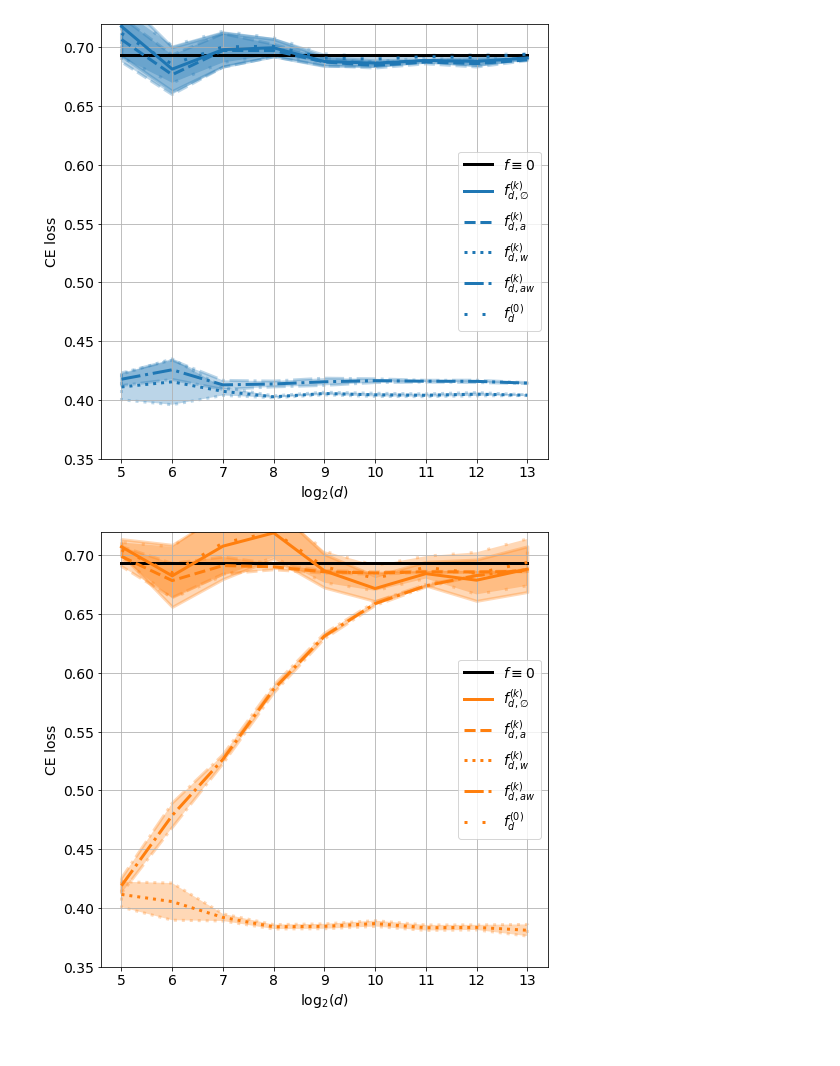
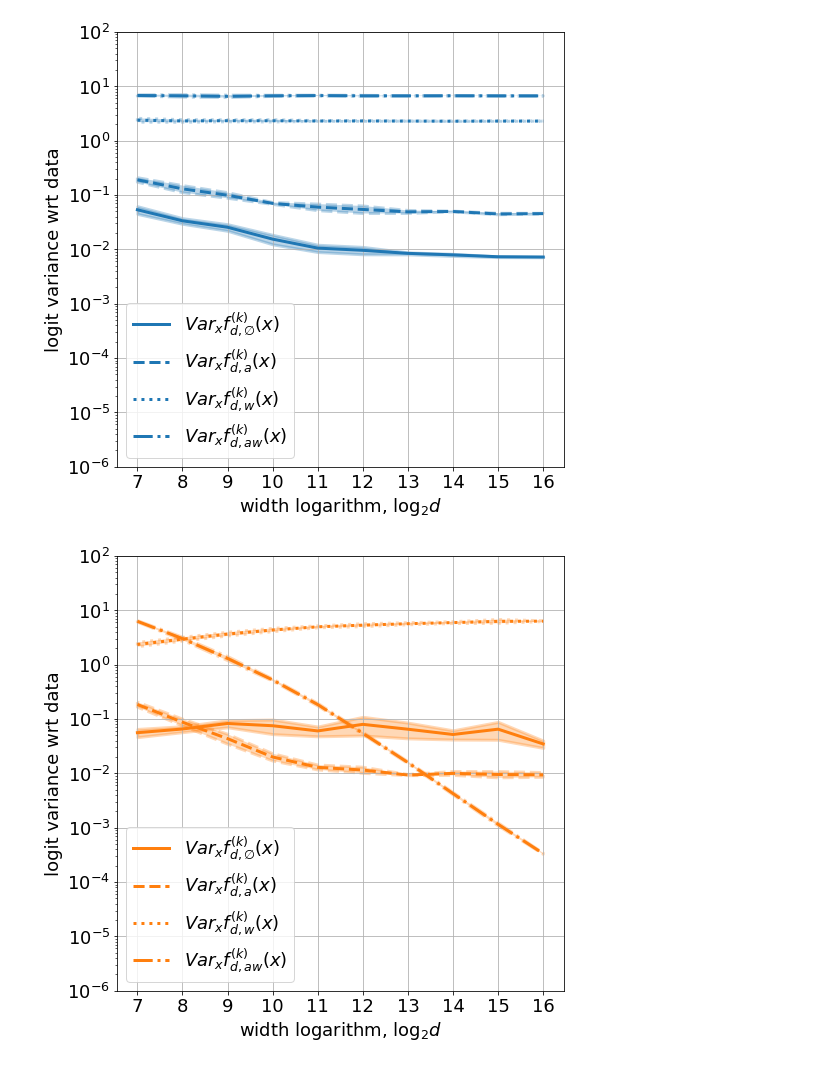
Before and after one commit to deeppavlov/infinite-width_nets, a Jupyter notebook: cifar2_binary_plots.ipynb, the cells around one changed output. Drawn from its saved outputs; the diff is of its cells as text; code cells hidden in the pictures.

```diff
--- a/cifar2_binary_plots.ipynb
+++ b/cifar2_binary_plots.ipynb
@@ -62,6 +105,6 @@ def draw_curve(scaling_mode, ref_width, correction_epoch, key, q=0, idx=None, sc
 # %%
-linestyles = ['solid', 'dashed', 'dotted', 'dashdot', (0, (1,5))]
+linestyles = ['solid', 'dashed', 'dotted', 'dashdot', (0, (1,5)), (0, (3,5))]
 cmap = plt.get_cmap('tab10')
 key_bases = ['test_loss', 'test_acc', 'train_loss', 'train_acc']
 key_modifiers = [('final_', '')]
-ylims = [(0.34,0.44), (0.8, 0.9), (0.0,0.5), (0.7,1.0)]
+ylims = [(0.34,0.48), (0.75, 0.85), (0.0,0.7), (0.7,1.0)]
@@ -67,0 +195,2 @@ ylims = [(0.34,0.44), (0.8, 0.9), (0.0,0.5), (0.7,1.0)]
+# %%
+ylims = [(-0.02, 0.02), (-0.01, 0.01), (-0.2, 0.2), (-0.01, 0.01)]
@@ -68,2 +241,6 @@ ylims = [(0.34,0.44), (0.8, 0.9), (0.0,0.5), (0.7,1.0)]
+# %%
+key_bases = ['test_loss']
+key_modifiers = [('final_', '_'), ('final_', '_a'), ('final_', '_w'), ('final_', '_avw'), ('init_', ''), ]
+ylims = [(0.35,0.72), (0.5, 1.0), (0.0,0.72), (0.5,1.0)]
 # %%
 for key_base, ylim in zip(key_bases, ylims):
@@ -124,4 +301,0 @@ for key_base, ylim in zip(key_bases, ylims):
-# %%
-key_bases = ['test_loss']
-key_modifiers = [('final_', '0'), ('final_', '_a'), ('final_', '_w'), ('final_', '_avw'), ('init_', ''), ]
-ylims = [(0.35,0.72), (0.5, 1.0), (0.0,0.72), (0.5,1.0)]
@@ -128,55 +373,44 @@ ylims = [(0.35,0.72), (0.5, 1.0), (0.0,0.72), (0.5,1.0)]
 # %%
 for key_base, ylim in zip(key_bases, ylims):
     for k, scaling_mode in enumerate(scaling_modes):
         _ = plt.figure(figsize=(8,8))
 
-    #     plt.title(
-    #         '{}: num_hidden={}, activation={}, optimizer={}, lr={}; {}_{}'.format(
-    #             key_base, num_hidden, activation, optimizer, lr, dataset, train_size
-    #         )
-    #     )
+        plt.xlabel(r"width logarithm, $\log_2 d$")
+        plt.ylabel('logit variance wrt data')
+        plt.ylim((1e-6,1e2))
+        plt.yscale('log')
+        plt.grid(True)
+        plt.xticks(ticks=np.log2(real_widths))
 
-        plt.xlabel(r"$\log_2(d)$")
-        plt.ylim(ylim)
-        plt.grid(True)
+        qs = []
 
-        if key_base.endswith('_loss'):
-            plt.ylabel("CE loss")
-            plt.plot(
-                np.log2(real_widths), np.zeros_like(real_widths) + np.log(num_classes),
-                color='black', lw=3, ls='solid'
-            )
-        elif key_base.endswith('_acc'):
-            plt.ylabel("accuracy")
-            plt.plot(
-                np.log2(real_widths), np.zeros_like(real_widths) + 1 / num_classes,
-                color='black', lw=3, ls='solid'
-            )
-
-        for ref_width in (ref_widths if scaling_mode != 'default' else [None]):
+        for ref_width in (ref_widths[:1] if scaling_mode != 'default' else [None]):
             for correction_epoch in (
                 correction_epochs if scaling_mode.startswith('mean_field') else [None]
             ):
                 if correction_epoch == 0 and scaling_mode == 'mean_field_var1':
                     continue
                 for i, key_mod in enumerate(key_modifiers):
                     key = key_mod[0] + key_base + key_mod[1]
+                    idx = None
                     if scaling_mode == 'default':
-                        draw_curve(scaling_mode, ref_width, correction_epoch, key, color='black', linestyle='solid')
+                        draw_curve(scaling_mode, ref_width, correction_epoch, key, color='black',
+                                   linestyle=linestyles[i], lw=3, smoothening_factor=0.1)
                     else:
                         draw_curve(
-                            scaling_mode, ref_width, correction_epoch, key, color=cmap(k),
-                            linestyle=linestyles[i], lw=3
+                            scaling_mode, ref_width, correction_epoch, key, idx=idx, color=cmap(k),
+                            linestyle=linestyles[i], lw=3, smoothening_factor=0.1
                         )
+                    #qs.append(compute_q(scaling_mode, ref_width, correction_epoch, key, idx=idx, d_seg_len=2) / 2)
 
-        plt.legend(
-            [r'$f \equiv 0$'] +
-            [
-                '{}'.format(f_name)
-                for f_name in [r'$f_{d,\emptyset}^{(k)}$', r'$f_{d,a}^{(k)}$', r'$f_{d,w}^{(k)}$', r'$f_{d,aw}^{(k)}$', r'$f_d^{(0)}$']
-            ]
-        )
+#         plt.legend(
+#             [
+#                 '{}; q_emp = {:.2f}'.format(f_name, q)
+#                 for f_name, q in zip(f_names, qs)
+#             ]
+#         )
+        plt.legend(f_names)
         plt.show()
 # %% [output]
-[figure, old version]
+[figure, new version]
-[figure, old version]
+[figure, new version]
```
Also changed, not shown: parts of 26 cells of this notebook, 10 other files.
